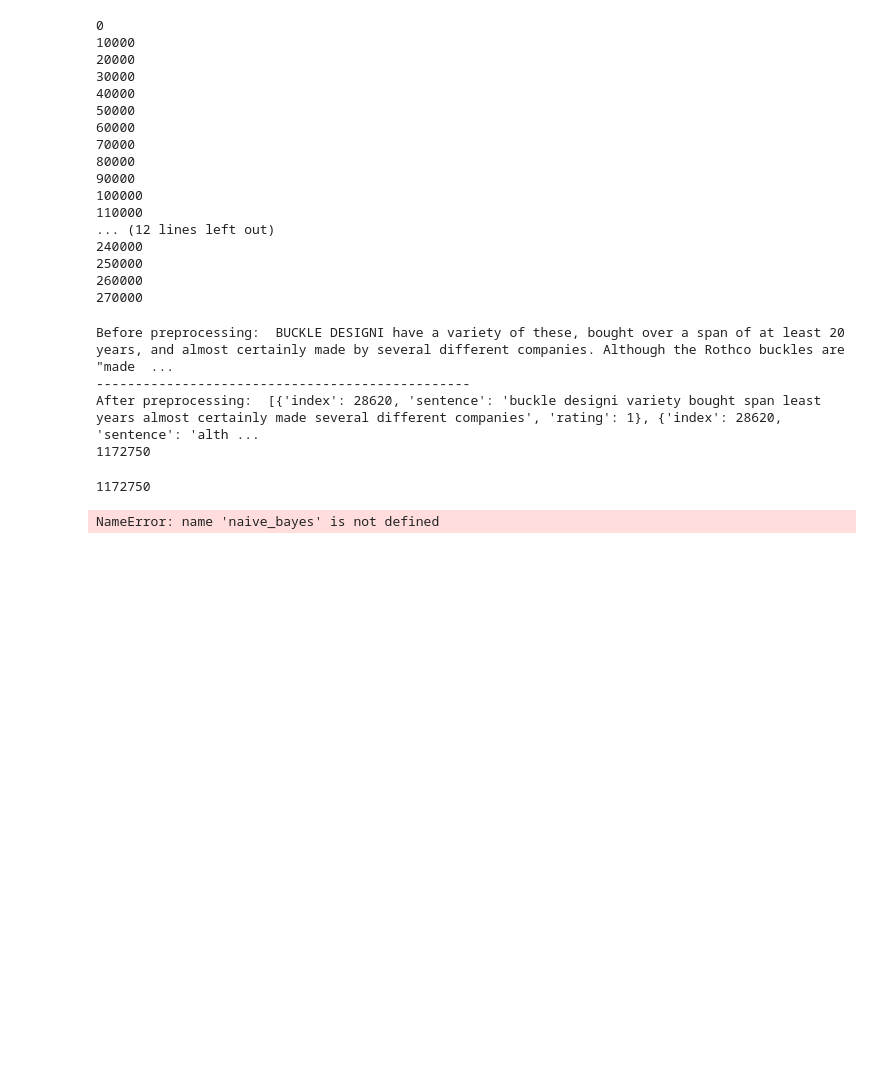
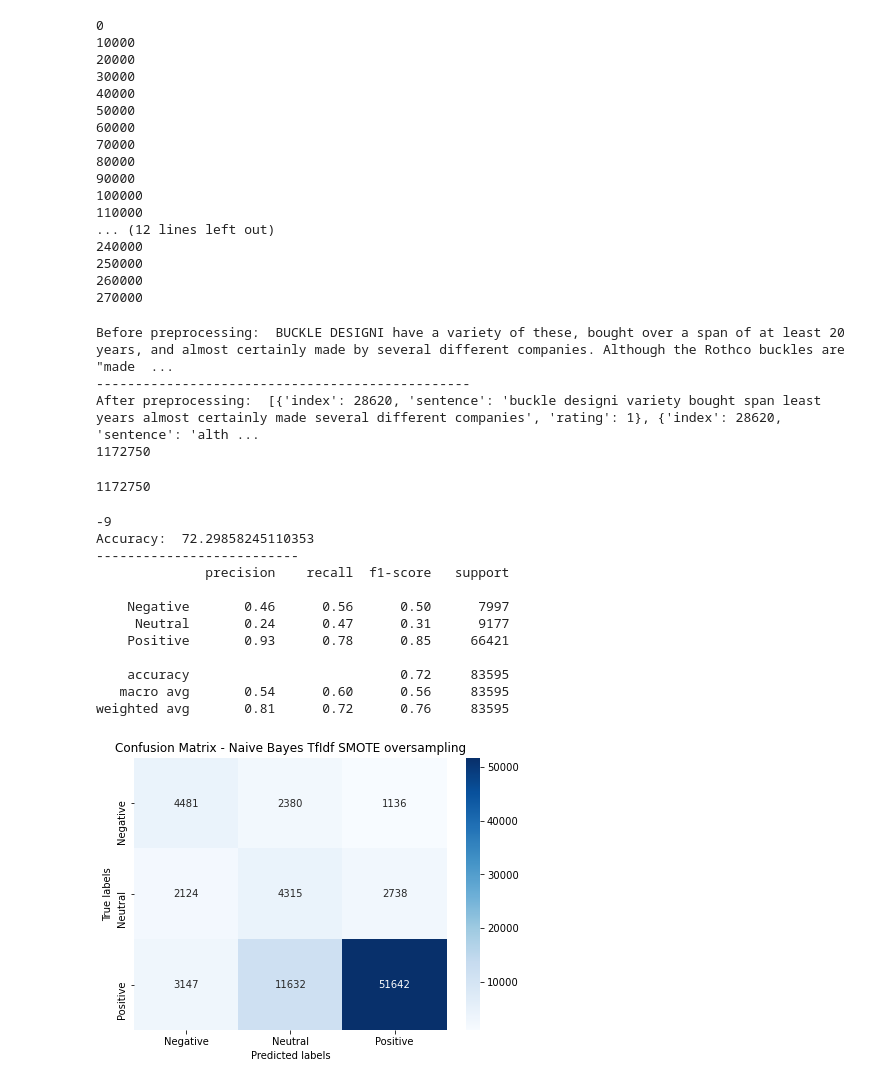
Before and after one commit to ChristosDeretzis/Sentence-Level-Sentiment-Analysis-Thesis, a Jupyter notebook: [Resampling]NaiveBayes_TfIdfVectorizer-Oversampling.ipynb, the cells around one changed output. Saved outputs shown, nothing was run; the diff lists cells and outputs as text; code cells hidden in the pictures; blank space fills up the shorter version.

```diff
--- a/[Resampling]NaiveBayes_TfIdfVectorizer-Oversampling.ipynb
+++ b/[Resampling]NaiveBayes_TfIdfVectorizer-Oversampling.ipynb
@@ -112,12 +111,5 @@ all_sentences = Train_X + Test_X
 len(df)
 # %% [output]
 1172750
-# %%
-# Encoding of label
-Encoder = LabelEncoder()
-Train_Y = Encoder.fit_transform(Train_Y)
-Test_Y = Encoder.fit_transform(Test_Y)
-Train_Y_review = Encoder.fit_transform(Train_Y_review)
-Test_Y_review = Encoder.fit_transform(Test_Y_review)
 # %%
 # Word Vectorization
@@ -133,9 +124,9 @@ X_SMOTE, y_SMOTE = oversample.fit_resample(Train_X_TfIdf, Train_Y)
 # %%
 def find_Max_Element(scores):
     c = Counter(scores)
-    negatives = c[0]
-    neutral = c[1]
-    positives = c[2]
+    negatives = c[-1]
+    neutral = c[0]
+    positives = c[1]
 
     if(scores[0] == -1):
         negatives += 1
@@ -152,13 +143,13 @@ def find_Max_Element(scores):
         positives += 1
 
     if(neutral == positives and neutral > negatives and positives > negatives):
-        max_element = 2
+        max_element = 1
     elif (neutral == negatives and neutral > positives and negatives > positives):
+        max_element = -1
+    elif (neutral == negatives and negatives == positives):
         max_element = 0
-    elif (neutral == negatives and negatives == positives):
-        max_element = 1
     elif (positives == negatives and positives > neutral and negatives > neutral) :
-        max_element = 1
+        max_element = 0
     else:
         max_element = max(set(scores), key = scores.count)
 
@@ -177,36 +168,54 @@ predicted_scores_frame = pd.DataFrame(np.column_stack([Test_index, predictions_N
 
 print(len(predicted_scores_frame['review Index'].unique()) - len(Test_Y_review))
 
 # for each review get all scores by review
 scores_by_review_frame = predicted_scores_frame.groupby('review Index')['prediction'].apply(list)
 majority_scores =  scores_by_review_frame.apply(find_Max_Element)
 predicted_scores = list(majority_scores)
 
 # for each review get its actual score
 actual_scores_frame = predicted_scores_frame.groupby('review Index')['actual'].first()
 actual_scores = list(actual_scores_frame)
 
 # get all indexes
 review_indexes = predicted_scores_frame['review Index'].unique()
 
 # Calculate Accuracy
 accuracy = accuracy_score(predicted_scores, actual_scores)*100
 print("Accuracy: ", accuracy)
 print("--------------------------")
 
 # Confusion Matrix
 cm = confusion_matrix(actual_scores, predicted_scores)
-print("Confusion matrix: ", cm)
-print("--------------------------")
+plt.figure(figsize = (7,5))
+ax = plt.subplot()
+sns.heatmap(cm, annot=True, cmap='Blues', fmt='g',ax=ax)
+ax.set_xlabel('Predicted labels');
+ax.set_ylabel('True labels');
+ax.set_title('Confusion Matrix - Naive Bayes TfIdf SMOTE oversampling');
+ax.xaxis.set_ticklabels(['Negative', 'Neutral', 'Positive']);
+ax.yaxis.set_ticklabels(['Negative', 'Neutral', 'Positive']);
 
 # Classification Report
 my_tags = ['Negative','Neutral','Positive']
 print(classification_report(actual_scores, predicted_scores, target_names=my_tags))
 report = classification_report(actual_scores, predicted_scores, target_names=my_tags, output_dict=True);
 clsf_report = pd.DataFrame(report).transpose()
 clsf_report.to_csv('reports/NaiveBayes_TfIdf_Oversampling.csv', index= True)
 # %% [output]
-NameError: name 'naive_bayes' is not defined
+-9
+Accuracy:  72.29858245110353
+--------------------------
+              precision    recall  f1-score   support
+
+    Negative       0.46      0.56      0.50      7997
+     Neutral       0.24      0.47      0.31      9177
+    Positive       0.93      0.78      0.85     66421
+
+    accuracy                           0.72     83595
+   macro avg       0.54      0.60      0.56     83595
+weighted avg       0.81      0.72      0.76     83595
+[figure, added]
 # %%
 # write indexes of false classified reviews to a txt file
 
```
Also changed, not shown: parts of 3 cells of this notebook, 26 other files.
